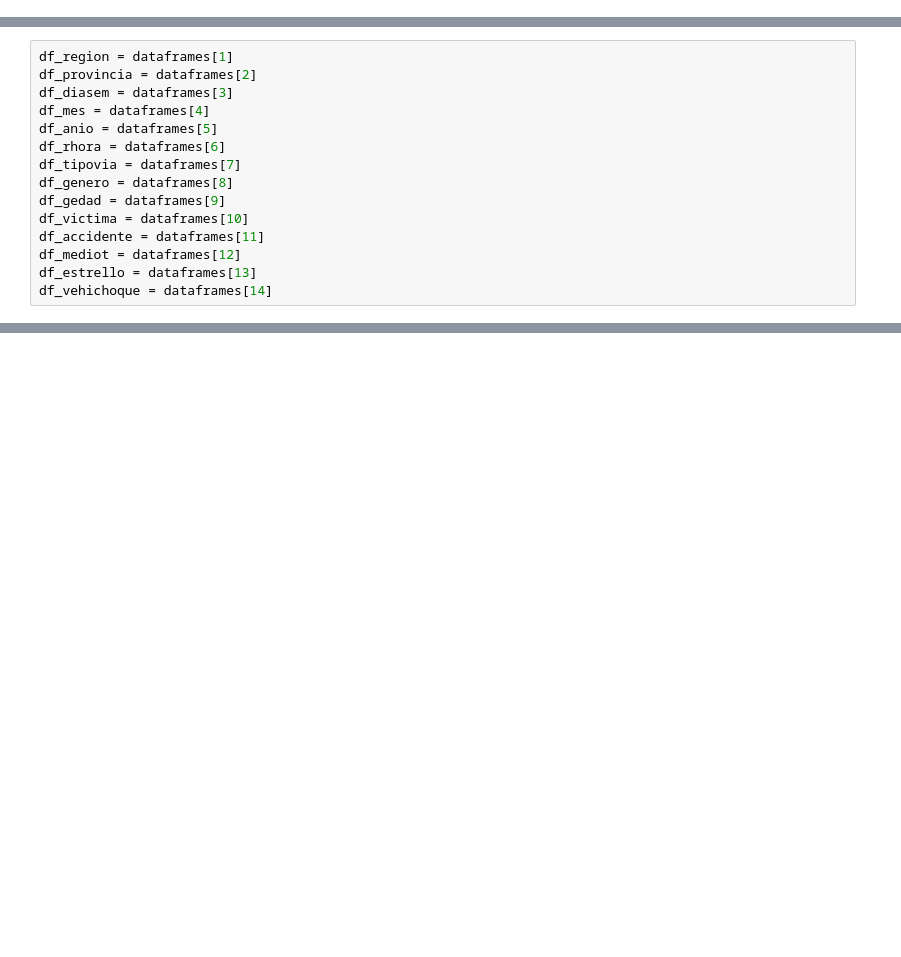
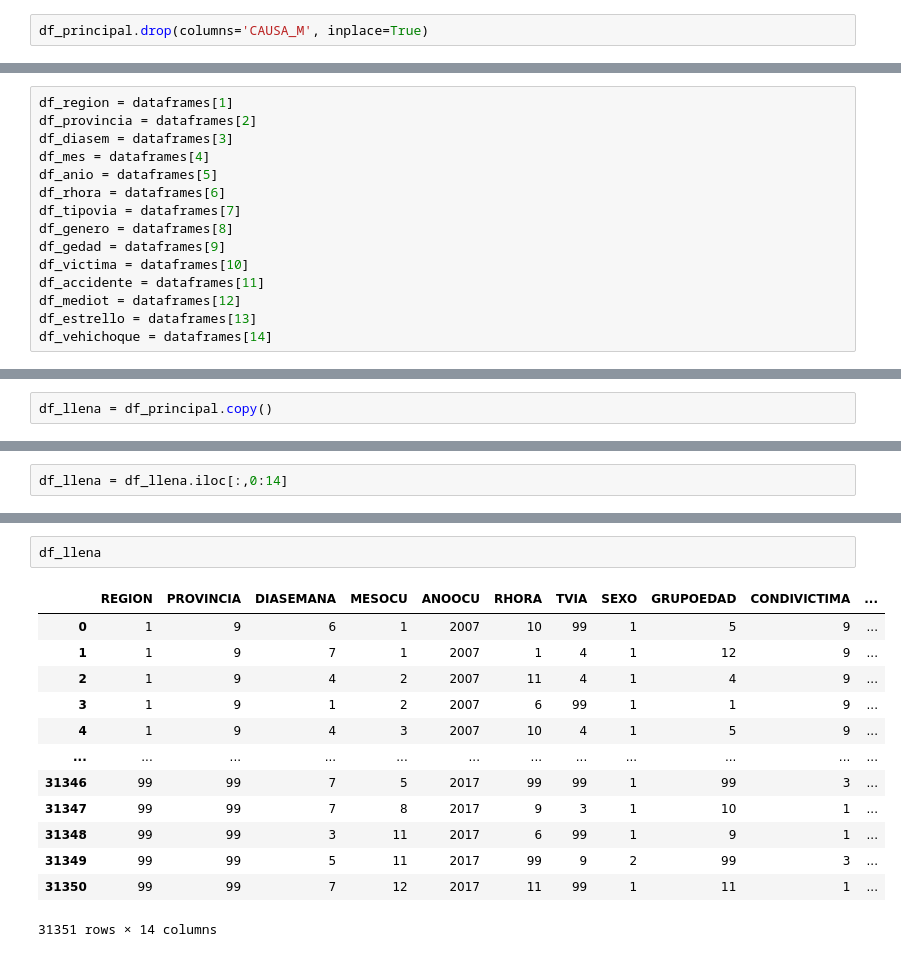
Before and after one commit to ngcarvajall/Accidentes_mortales_RD, a Jupyter notebook: Notebooks/Defunciones.ipynb, the cells around one changed output, grey strips where cells are left out. Cells and saved outputs as stored; diff of their text form; blank space fills up the shorter version.

```diff
--- a/Notebooks/Defunciones.ipynb
+++ b/Notebooks/Defunciones.ipynb
@@ -172,0 +167,2 @@ Name: count, dtype: int64
+# %%
+df_principal.drop(columns='CAUSA_M', inplace=True)
@@ -279,3 +282,5 @@ for i, df in enumerate(dataframes_list):
 df_region, df_provincia, df_diasem, df_mes, df_anio, df_rhora, \
 df_tipovia, df_genero, df_gedad, df_victima, df_accidente, \
 df_mediot, df_estrello, df_vehichoque = dataframes_list
+# %%
+df_llena = df_principal.copy()
@@ -281,0 +307,2 @@ df_mediot, df_estrello, df_vehichoque = dataframes_list
+# %%
+df_llena = df_llena.iloc[:,0:14]
@@ -281,0 +320,16 @@ df_mediot, df_estrello, df_vehichoque = dataframes_list
+# %%
+df_llena
+# %% [output]
+|  | REGION | PROVINCIA | DIASEMANA | MESOCU | ANOOCU | RHORA | TVIA | SEXO | GRUPOEDAD | CONDIVICTIMA | ... |
+| 0 | 1 | 9 | 6 | 1 | 2007 | 10 | 99 | 1 | 5 | 9 | ... |
+| 1 | 1 | 9 | 7 | 1 | 2007 | 1 | 4 | 1 | 12 | 9 | ... |
+| 2 | 1 | 9 | 4 | 2 | 2007 | 11 | 4 | 1 | 4 | 9 | ... |
+| 3 | 1 | 9 | 1 | 2 | 2007 | 6 | 99 | 1 | 1 | 9 | ... |
+| 4 | 1 | 9 | 4 | 3 | 2007 | 10 | 4 | 1 | 5 | 9 | ... |
+| ... | ... | ... | ... | ... | ... | ... | ... | ... | ... | ... | ... |
+| 31346 | 99 | 99 | 7 | 5 | 2017 | 99 | 99 | 1 | 99 | 3 | ... |
+| 31347 | 99 | 99 | 7 | 8 | 2017 | 9 | 3 | 1 | 10 | 1 | ... |
+| 31348 | 99 | 99 | 3 | 11 | 2017 | 6 | 99 | 1 | 9 | 1 | ... |
+| 31349 | 99 | 99 | 5 | 11 | 2017 | 99 | 9 | 2 | 99 | 3 | ... |
+| 31350 | 99 | 99 | 7 | 12 | 2017 | 11 | 99 | 1 | 11 | 1 | ... |
+31351 rows × 14 columns
```
Also changed, not shown: parts of 8 cells of this notebook, 1 other file.
